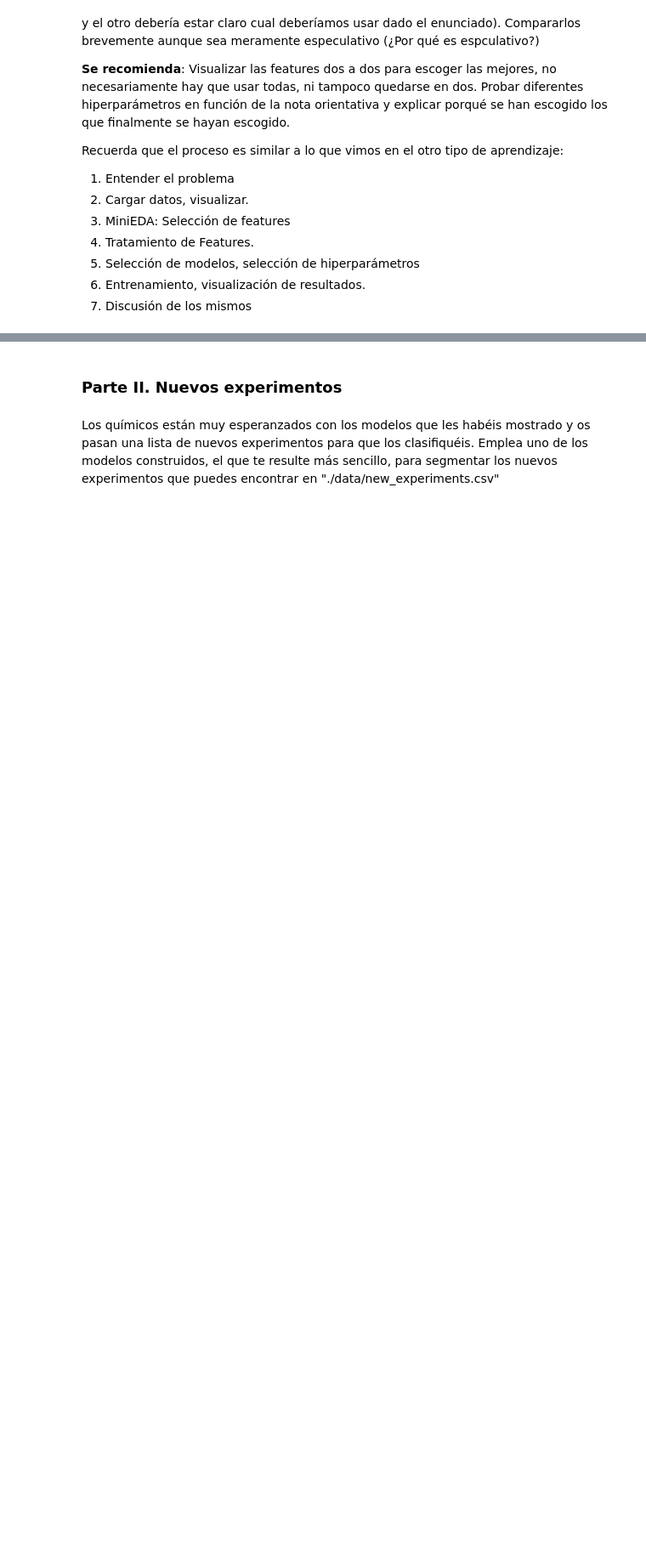
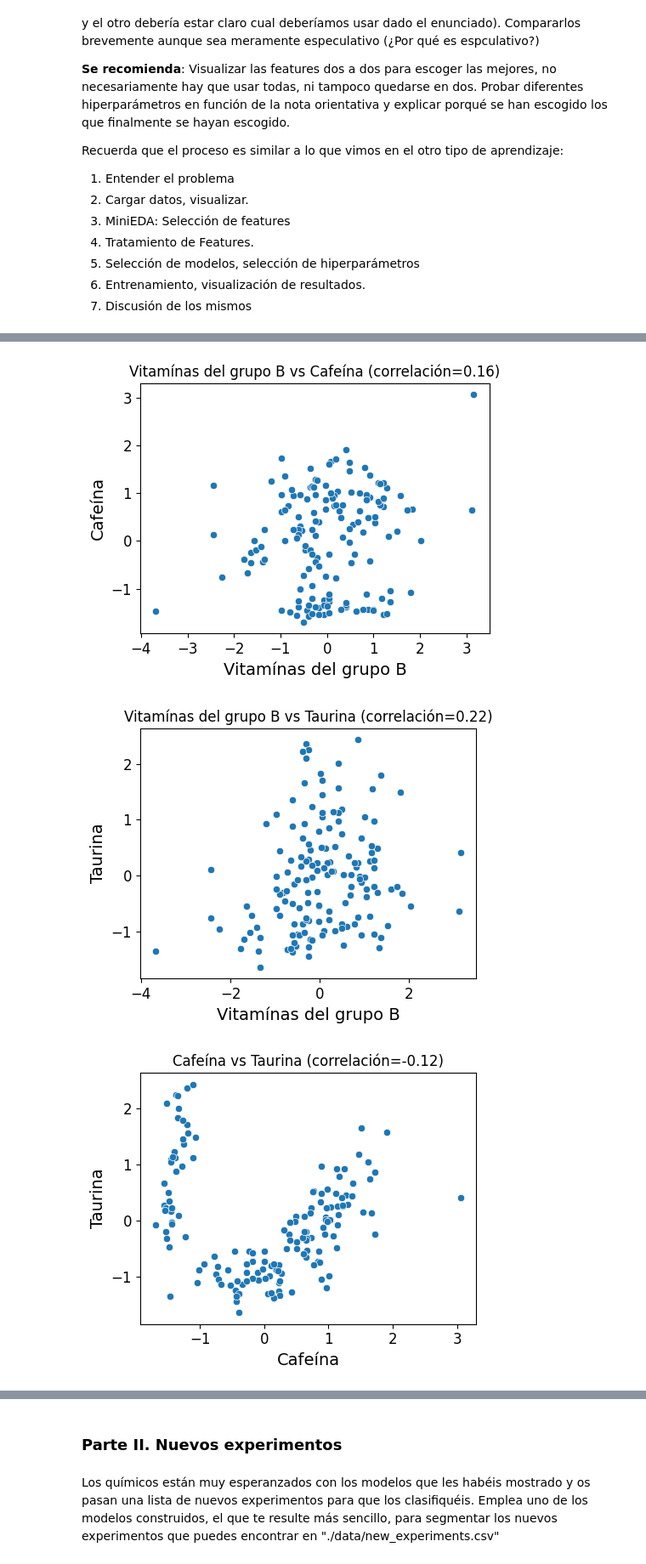
Before and after one commit to jvemagmail/MyBootCampDS, a Jupyter notebook: 04_Machine_Learning/Sprint_13/Unidad_02_ML_No_Supervisado_Clustering_DBSCAN/03_Practica_Obligatoria/18_Practica_Obligatoria_Clustering_DBSCAN.ipynb, the cells around one changed output, grey strips where cells are left out. Shown at 85% size. Cells and saved outputs as stored; diff of their text form; code cells hidden in the pictures; blank space fills up the shorter version.

```diff
--- a/04_Machine_Learning/Sprint_13/Unidad_02_ML_No_Supervisado_Clustering_DBSCAN/03_Practica_Obligatoria/18_Practica_Obligatoria_Clustering_DBSCAN.ipynb
+++ b/04_Machine_Learning/Sprint_13/Unidad_02_ML_No_Supervisado_Clustering_DBSCAN/03_Practica_Obligatoria/18_Practica_Obligatoria_Clustering_DBSCAN.ipynb
@@ -42,0 +129,9 @@ Recuerda que el proceso es similar a lo que vimos en el otro tipo de aprendizaje
+# %%
+# En este caso Azúcares y Ácido Cítrico tienen correlación alta entre sí,
+# así como Azúcares y Taurina y también Ácido Cítrico y Taurina
+# Con lo que pienso que una buena opción es eliminar Azúcares y Ácido Cítrico,
+# quedándome con Taurina que tiene correlación alta con ambas
+df_copy = df.copy()
+
+df_copy.drop(columns=['Azúcares', 'Ácido Cítrico'], inplace=True)
+df_copy.info()
@@ -42,0 +149,17 @@ Recuerda que el proceso es similar a lo que vimos en el otro tipo de aprendizaje
+# %%
+# dispersiones de 2 en 2 para ver su mapa de dispersión
+num_cols = df_copy.select_dtypes(include='number').columns
+
+for col1, col2 in itertools.combinations(num_cols, 2):
+    plt.figure(figsize=(5, 4))
+    sns.scatterplot(x=df_copy[col1], y=df_copy[col2])
+    corr = df_copy[[col1, col2]].corr().iloc[0, 1]
+    plt.title(f'{col1} vs {col2} (correlación={corr:.2f})')
+    plt.xlabel(col1)
+    plt.ylabel(col2)
+    plt.tight_layout()
+    plt.show()
+# %% [output]
+[figure, added]
+[figure, added]
+[figure, added]
```
Also changed, not shown: parts of 40 cells of this notebook.
